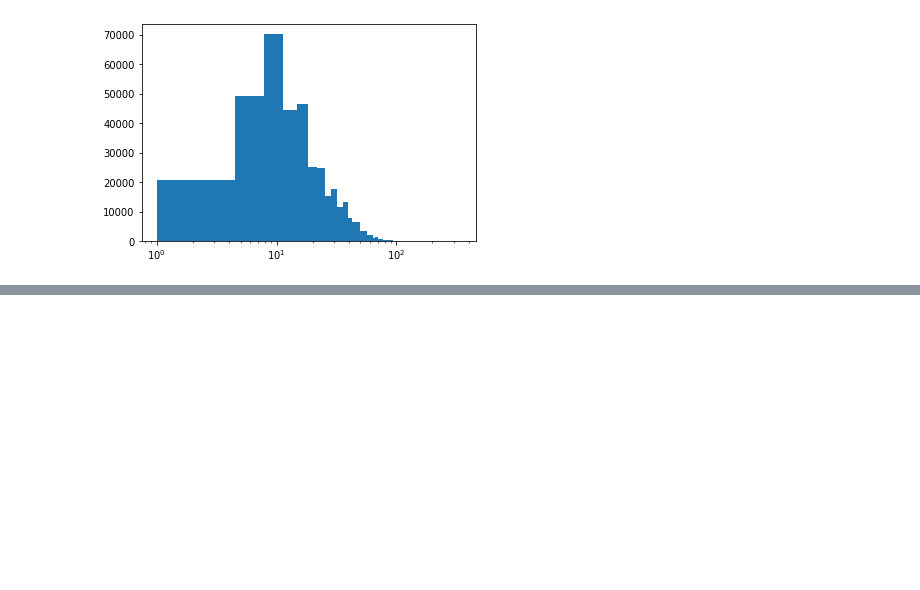
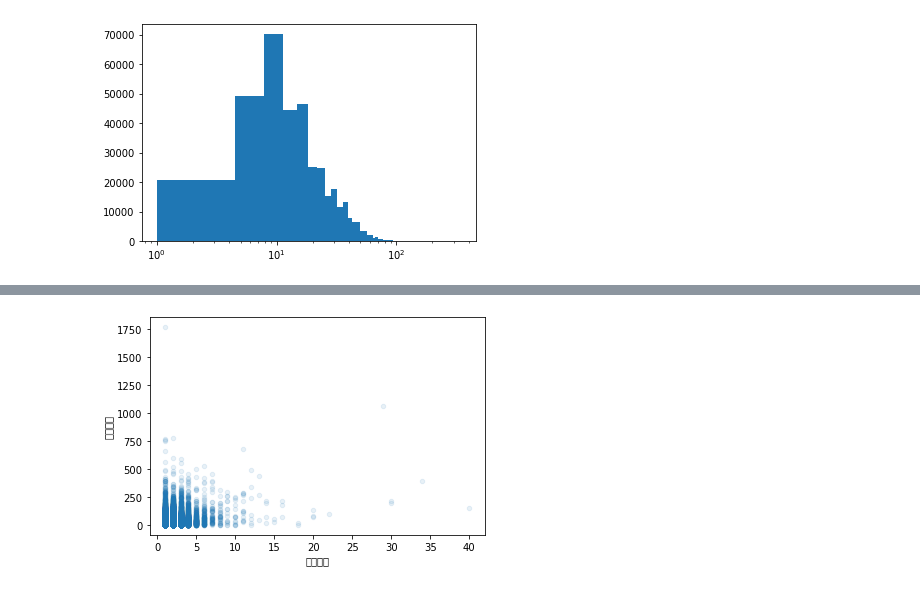
Before and after one commit to aerix-sanghoon/hongong9th, a Jupyter notebook: 혼공분석_4주차_실습_02.ipynb, the cells around one changed output, grey strips where cells are left out. Drawn from its saved outputs; the diff is of its cells as text; code cells hidden in the pictures; blank space fills up the shorter version.

```diff
--- a/혼공분석_4주차_실습_02.ipynb
+++ b/혼공분석_4주차_실습_02.ipynb
@@ -108,0 +129,5 @@ plt.show()
+# %%
+ns_book7.plot.scatter('도서권수','대출건수',alpha=0.1)
+plt.show()
+# %% [output]
+[figure, added]
```
Also changed, not shown: parts of 10 cells of this notebook, 1 other file.
